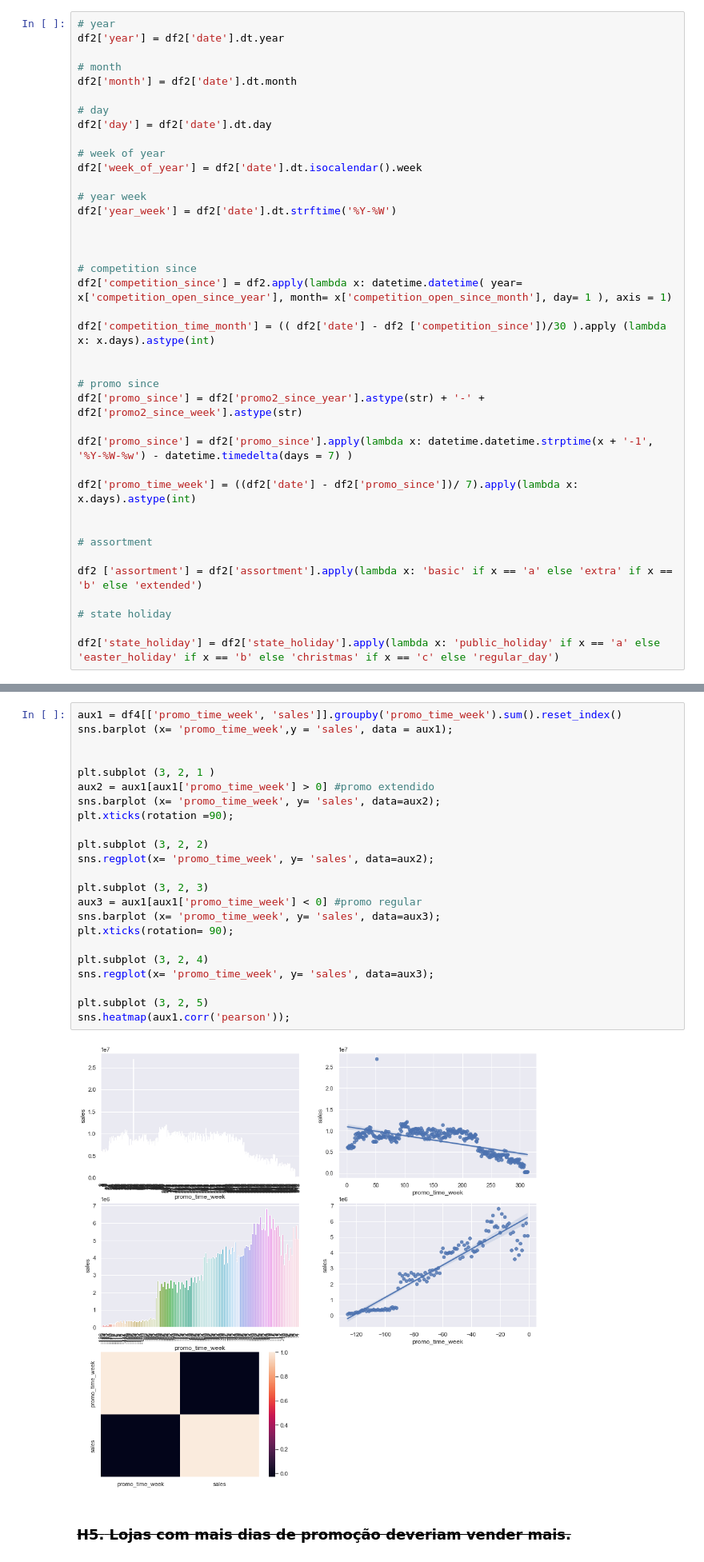
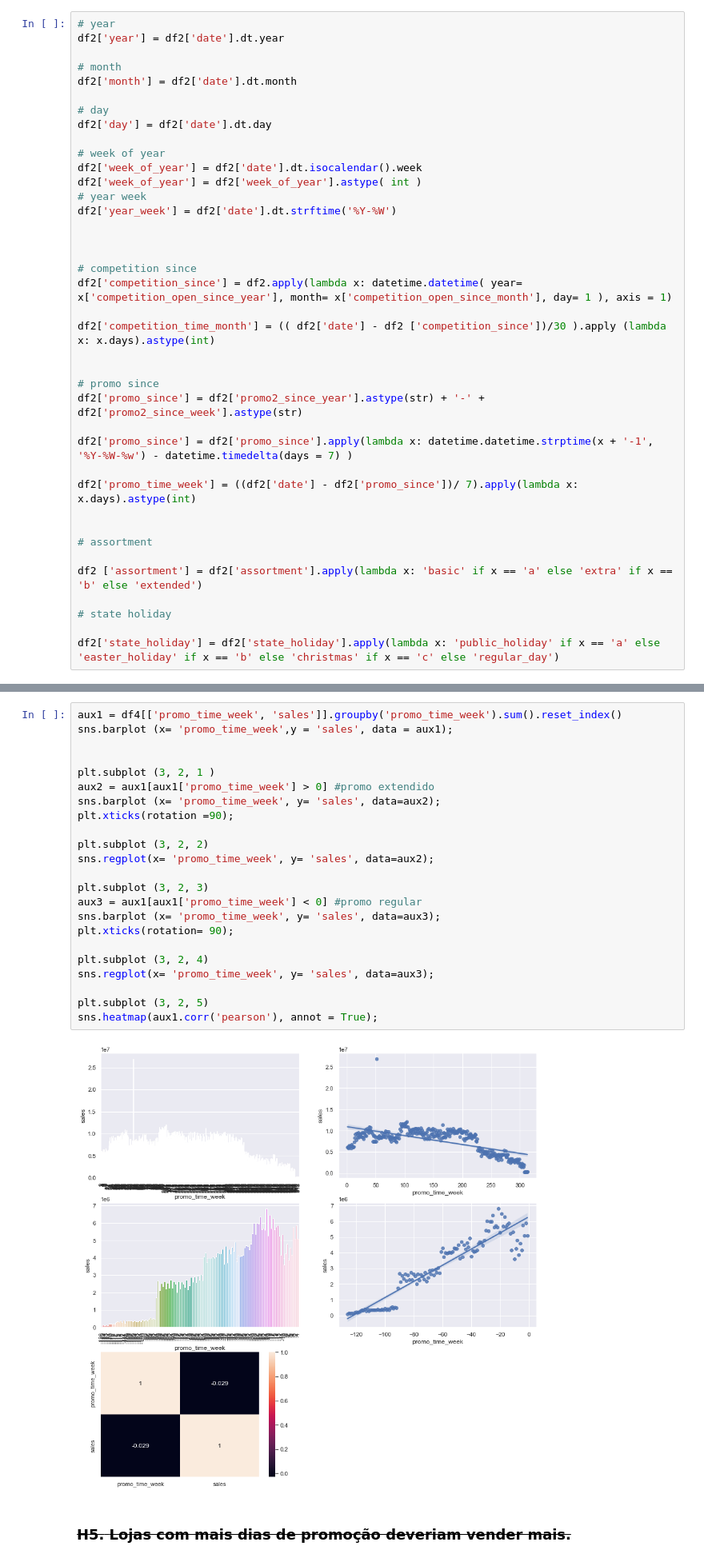
Before and after one commit to IsraelAugustods/ds_em_producao, a Jupyter notebook: m04.1_v01_store_sales_prediction-Copy1.ipynb, the cells around one changed output, grey strips where cells are left out. Shown at 80% size. Cells and saved outputs as stored; diff of their text form.

```diff
--- a/m04.1_v01_store_sales_prediction-Copy1.ipynb
+++ b/m04.1_v01_store_sales_prediction-Copy1.ipynb
@@ -326,7 +325,7 @@ df2['day'] = df2['date'].dt.day
 
 # week of year
 df2['week_of_year'] = df2['date'].dt.isocalendar().week
-
+df2['week_of_year'] = df2['week_of_year'].astype( int )
 # year week
 df2['year_week'] = df2['date'].dt.strftime('%Y-%W')
 
@@ -492,28 +491,28 @@ sns.heatmap(aux1.corr (method = 'pearson'), annot= True);
 # %%
 aux1 = df4[['promo_time_week', 'sales']].groupby('promo_time_week').sum().reset_index()
 sns.barplot (x= 'promo_time_week',y = 'sales', data = aux1);
 
 
 plt.subplot (3, 2, 1 )
 aux2 = aux1[aux1['promo_time_week'] > 0] #promo extendido
 sns.barplot (x= 'promo_time_week', y= 'sales', data=aux2);
 plt.xticks(rotation =90);
 
 plt.subplot (3, 2, 2)
 sns.regplot(x= 'promo_time_week', y= 'sales', data=aux2);
 
 plt.subplot (3, 2, 3)
 aux3 = aux1[aux1['promo_time_week'] < 0] #promo regular
 sns.barplot (x= 'promo_time_week', y= 'sales', data=aux3);
 plt.xticks(rotation= 90);
 
 plt.subplot (3, 2, 4)
 sns.regplot(x= 'promo_time_week', y= 'sales', data=aux3);
 
 plt.subplot (3, 2, 5)
-sns.heatmap(aux1.corr('pearson'));
+sns.heatmap(aux1.corr('pearson'), annot = True);
 # %% [output]
-[figure, old version]
+[figure, new version]
 # %% [markdown]
 ### <s> **H5.** Lojas com mais dias de promoção deveriam vender mais.<s/>
 # %% [markdown]
```
Also changed, not shown: parts of 13 cells of this notebook.
